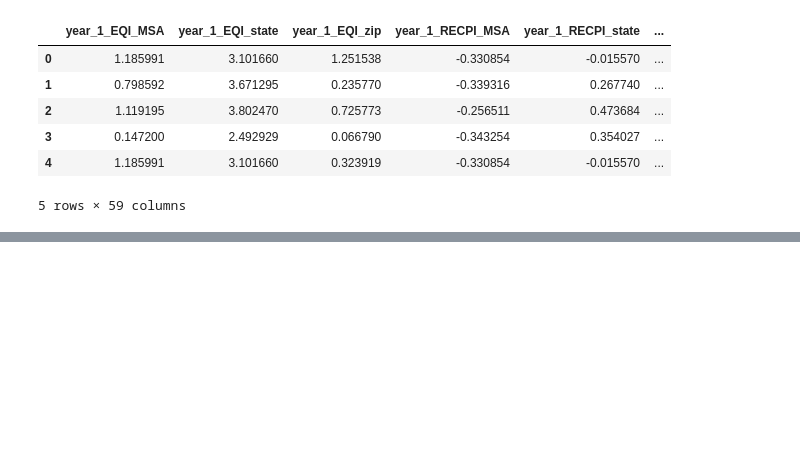
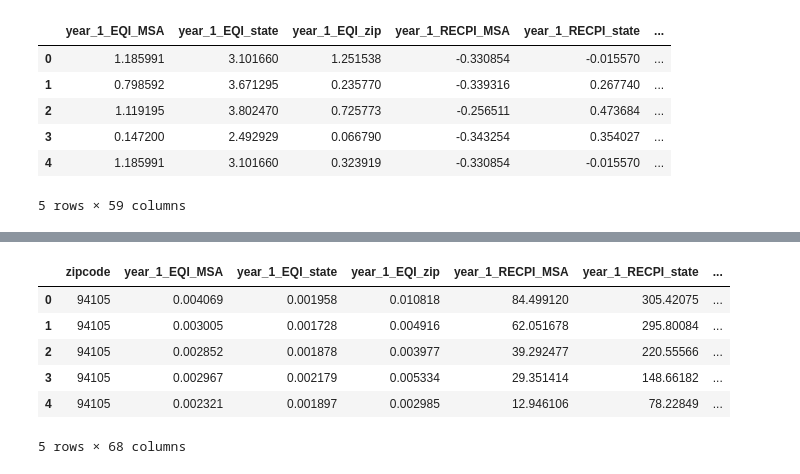
Before and after one commit to jolfr/capstone-02, a Jupyter notebook: notebooks/preprocessing/3.2-tjc-clustering.ipynb, the cells around one changed output, grey strips where cells are left out. Saved outputs shown, nothing was run; the diff lists cells and outputs as text; code cells hidden in the pictures; blank space fills up the shorter version.

```diff
--- a/notebooks/preprocessing/3.2-tjc-clustering.ipynb
+++ b/notebooks/preprocessing/3.2-tjc-clustering.ipynb
@@ -12,6 +12,9 @@ from scipy.spatial.distance import cdist
 # %%
 filename = '../../data/processed/feature-eng.csv'
 df = pd.read_csv(filename)
+# %%
+filename = '../../data/processed/sample-feature-eng.csv'
+sample = pd.read_csv(filename)
 # %%
 df = df.sort_values(['zipcode','start_year']).reset_index(drop=True)
 # %%
@@ -39,3 +42,9 @@ X_scaled.head()
 | 3 | 0.147200 | 2.492929 | 0.066790 | -0.343254 | 0.354027 | ... |
 | 4 | 1.185991 | 3.101660 | 0.323919 | -0.330854 | -0.015570 | ... |
 5 rows × 59 columns
+# %%
+y = sample[['avg_eqi_year_5-10']]
+X = sample.drop(['zipcode','start_year','avg_eqi_year_5-10'], axis=1)
+sample_X_scaled = pd.DataFrame(scaler.transform(X))
+sample_X_scaled.columns = X.columns
+sample_X_scaled.head()
@@ -258,6 +275,13 @@ df['msa_cluster'] = msa_clusterer.predict(X_scaled.filter(regex='MSA$', axis=1))
 df['state_cluster'] = state_clusterer.predict(X_scaled.filter(regex='state$', axis=1))
 df['eqi_cluster'] = eqi_clusterer.predict(X_scaled.filter(regex='.*EQI.*', axis=1))
 df['recpi_cluster'] = recpi_clusterer.predict(X_scaled.filter(regex='.*RECPI.*', axis=1))
+# %%
+sample['dataset_cluster'] = dataset_clusterer.predict(sample_X_scaled)
+sample['zip_cluster'] = zip_clusterer.predict(sample_X_scaled.filter(regex='zip$', axis=1))
+sample['msa_cluster'] = msa_clusterer.predict(sample_X_scaled.filter(regex='MSA$', axis=1))
+sample['state_cluster'] = state_clusterer.predict(sample_X_scaled.filter(regex='state$', axis=1))
+sample['eqi_cluster'] = eqi_clusterer.predict(sample_X_scaled.filter(regex='.*EQI.*', axis=1))
+sample['recpi_cluster'] = recpi_clusterer.predict(sample_X_scaled.filter(regex='.*RECPI.*', axis=1))
 # %%
 df.head()
 # %% [output]
@@ -271,3 +295,13 @@ df.head()
+# %%
+sample.head()
+# %% [output]
+|  | zipcode | year_1_EQI_MSA | year_1_EQI_state | year_1_EQI_zip | year_1_RECPI_MSA | year_1_RECPI_state | ... |
+| 0 | 94105 | 0.004069 | 0.001958 | 0.010818 | 84.499120 | 305.42075 | ... |
+| 1 | 94105 | 0.003005 | 0.001728 | 0.004916 | 62.051678 | 295.80084 | ... |
+| 2 | 94105 | 0.002852 | 0.001878 | 0.003977 | 39.292477 | 220.55566 | ... |
+| 3 | 94105 | 0.002967 | 0.002179 | 0.005334 | 29.351414 | 148.66182 | ... |
+| 4 | 94105 | 0.002321 | 0.001897 | 0.002985 | 12.946106 | 78.22849 | ... |
+5 rows × 68 columns
 # %%
 path = '../../data/processed/feature-eng-clustered.csv'
 df.to_csv(path, index=False)
```
Also changed, not shown: parts of 3 cells of this notebook, 8 other files.
